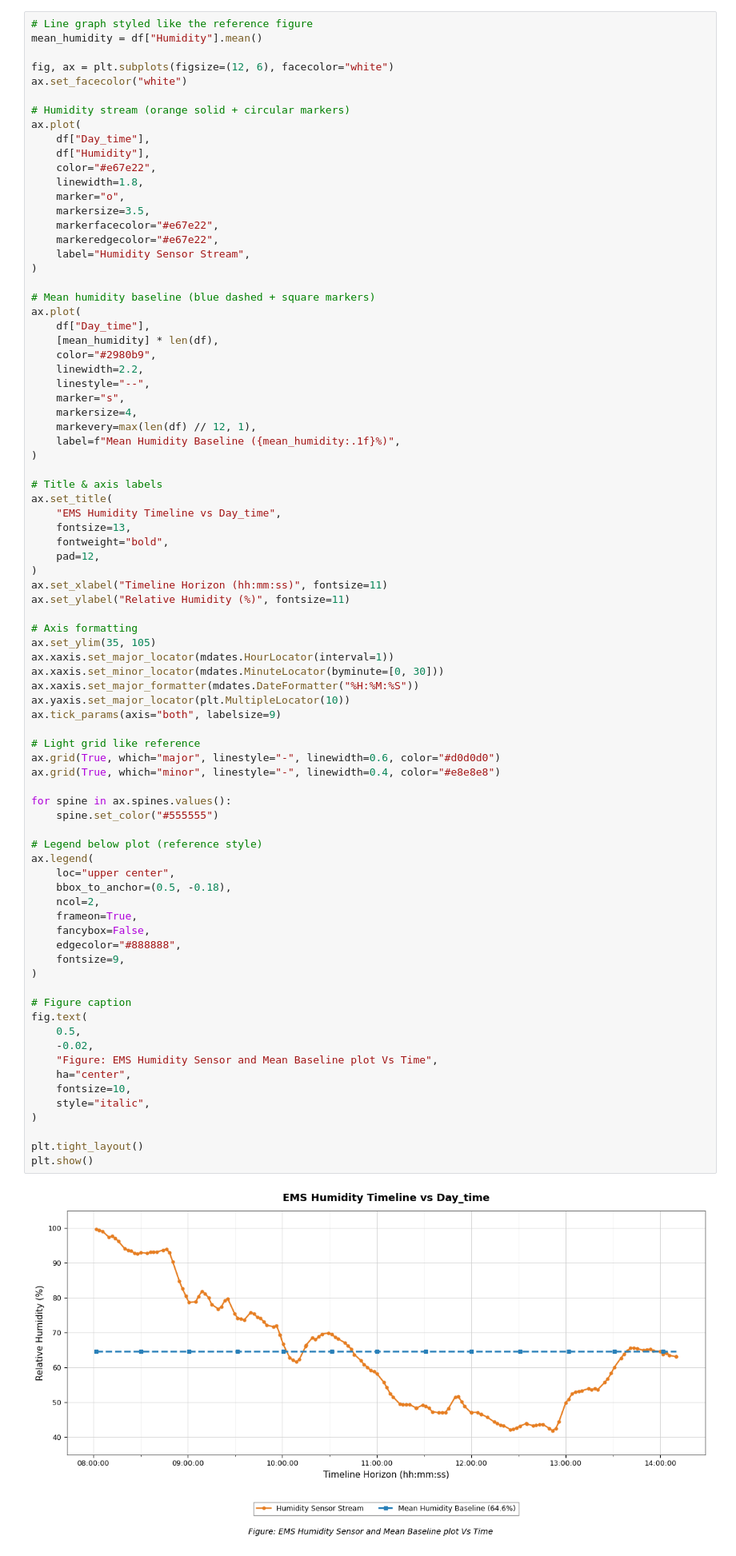
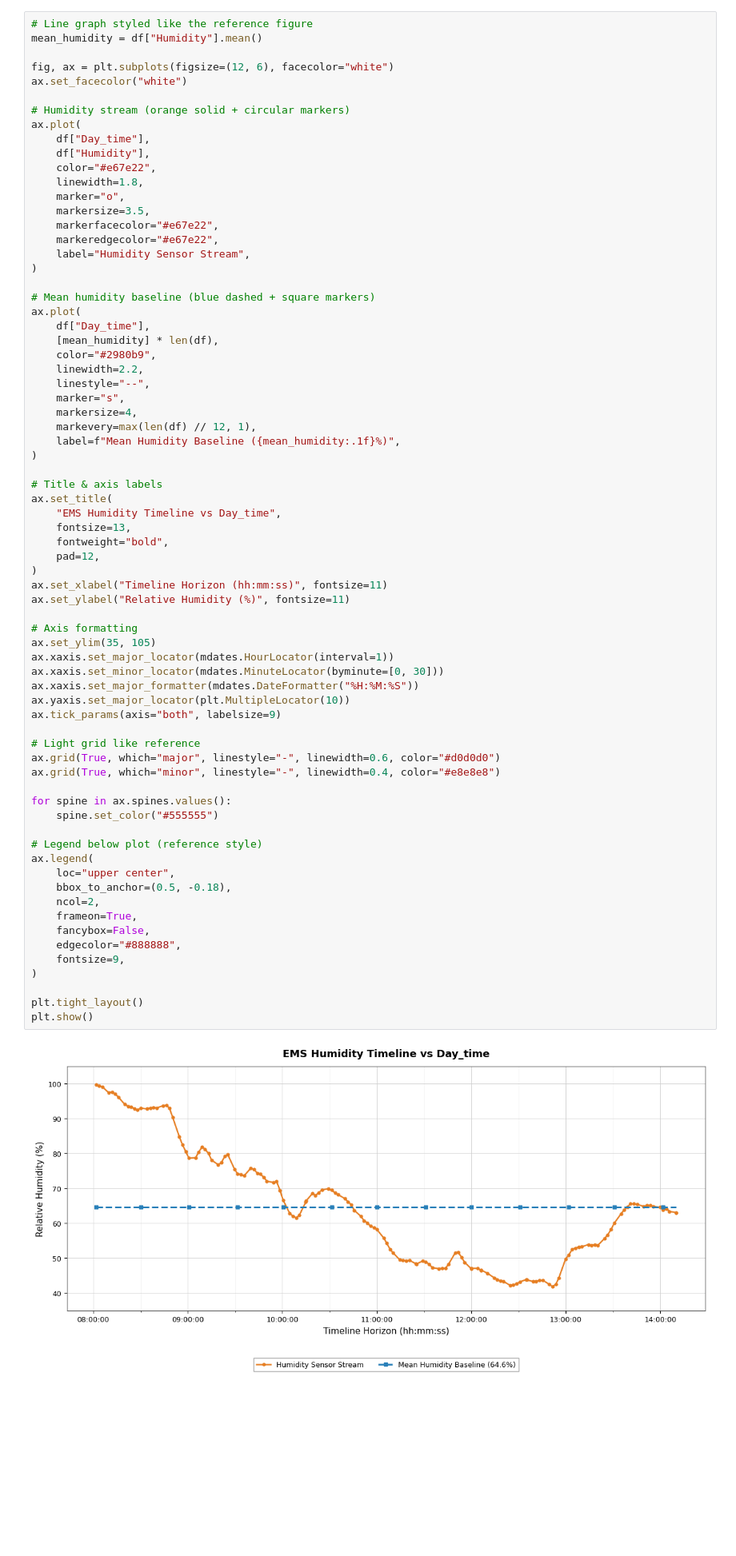
Before and after one commit to BitnBolt/hydroponics-ML, a Jupyter notebook: graph-2.0/graph.ipynb, the cells around one changed output. Shown at 80% size. Drawn from its saved outputs; the diff is of its cells as text; blank space fills up the shorter version.

```diff
--- a/graph-2.0/graph.ipynb
+++ b/graph-2.0/graph.ipynb
@@ -69,44 +69,34 @@ ax.set_ylabel("Relative Humidity (%)", fontsize=11)
 
 # Axis formatting
 ax.set_ylim(35, 105)
 ax.xaxis.set_major_locator(mdates.HourLocator(interval=1))
 ax.xaxis.set_minor_locator(mdates.MinuteLocator(byminute=[0, 30]))
 ax.xaxis.set_major_formatter(mdates.DateFormatter("%H:%M:%S"))
 ax.yaxis.set_major_locator(plt.MultipleLocator(10))
 ax.tick_params(axis="both", labelsize=9)
 
 # Light grid like reference
 ax.grid(True, which="major", linestyle="-", linewidth=0.6, color="#d0d0d0")
 ax.grid(True, which="minor", linestyle="-", linewidth=0.4, color="#e8e8e8")
 
 for spine in ax.spines.values():
     spine.set_color("#555555")
 
 # Legend below plot (reference style)
 ax.legend(
     loc="upper center",
     bbox_to_anchor=(0.5, -0.18),
     ncol=2,
     frameon=True,
     fancybox=False,
     edgecolor="#888888",
     fontsize=9,
 )
 
-# Figure caption
-fig.text(
-    0.5,
-    -0.02,
-    "Figure: EMS Humidity Sensor and Mean Baseline plot Vs Time",
-    ha="center",
-    fontsize=10,
-    style="italic",
-)
-
 plt.tight_layout()
 plt.show()
 # %% [output]
-[figure, old version]
+[figure, new version]
 # %%
 # Load EMS temperature data and plot Date_Time vs Temp (same style)
 temp_path = Path(r"Excel file and expected graph form/EMS_Temp/ems_data_time_temp_12_08_2025_0554_1700.xlsx")
```
Also changed, not shown: parts of 3 cells of this notebook.
